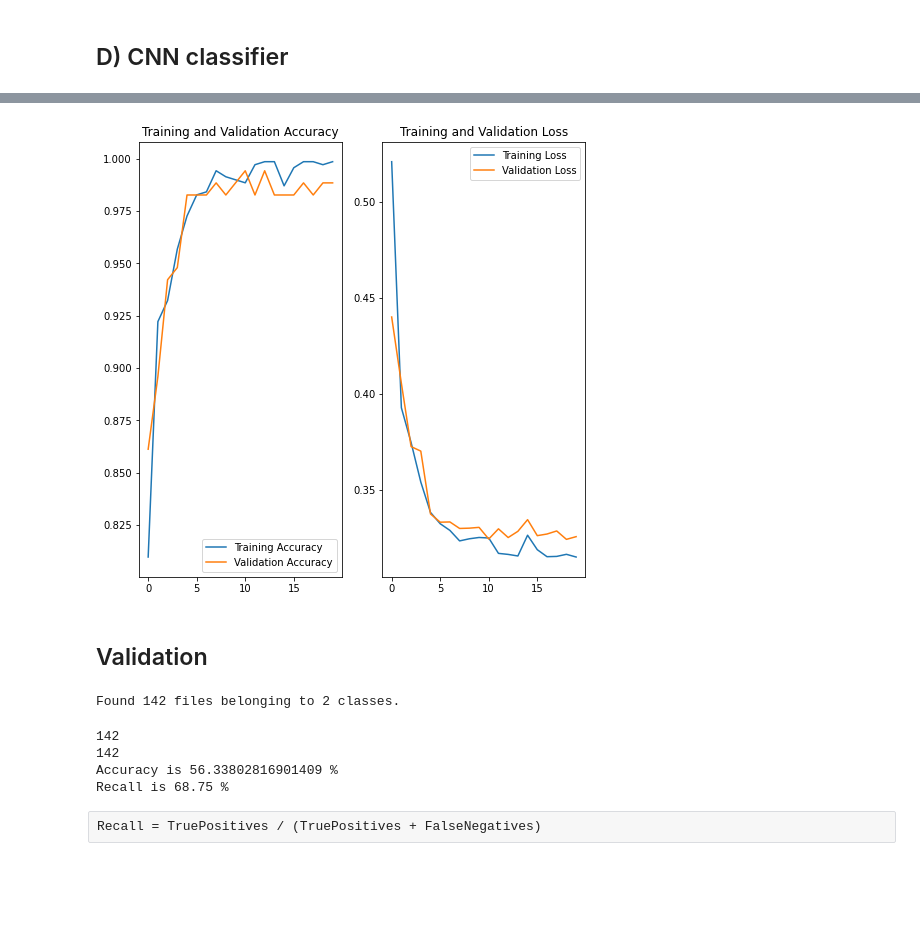
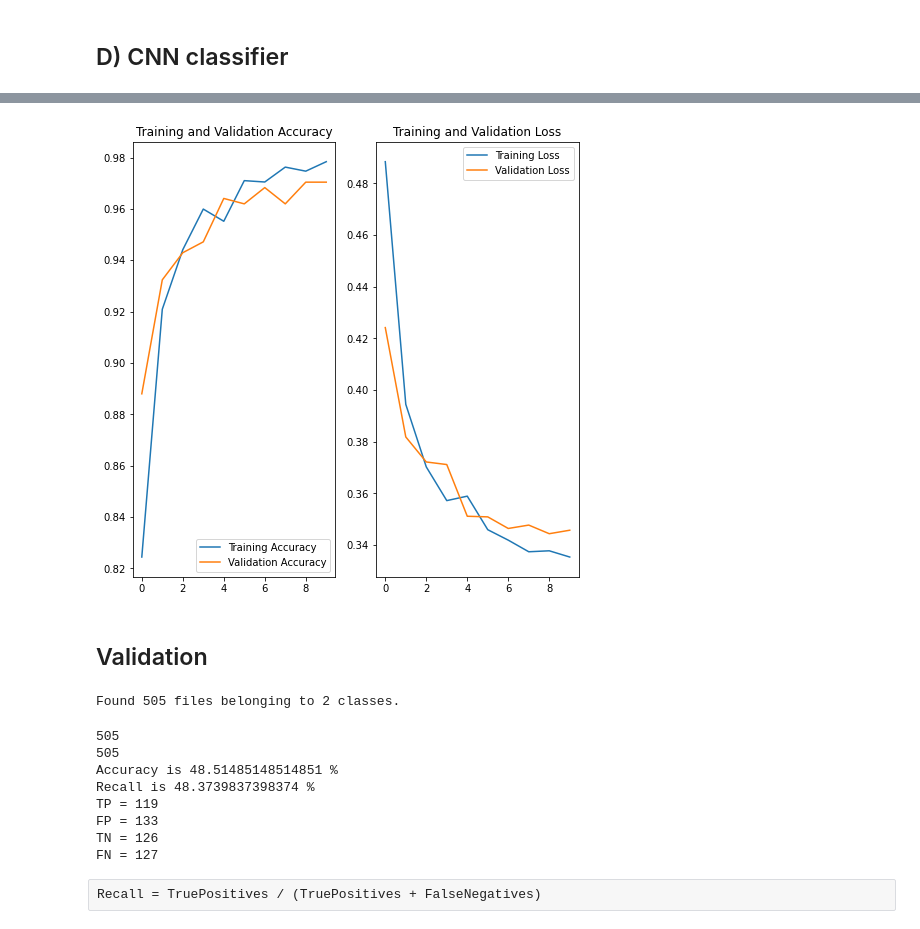
Before and after one commit to vintel38/PowerLines, a Jupyter notebook: PowerLine.ipynb, the cells around one changed output, grey strips where cells are left out. Saved outputs shown, nothing was run; the diff lists cells and outputs as text; code cells hidden in the pictures; blank space fills up the shorter version.

```diff
--- a/PowerLine.ipynb
+++ b/PowerLine.ipynb
@@ -78,7 +78,7 @@ batch_size = 16
 ds_train = keras.preprocessing.image_dataset_from_directory(
     r"C:\Users\VArri\Documents\PowerLines\images\visuel\cropped",
     labels='inferred',
-    label_mode = "int",
+    label_mode = "binary",
     color_mode = 'grayscale',
     batch_size = batch_size,
     image_size = (img_height, img_width),
@@ -91,7 +91,7 @@ ds_train = keras.preprocessing.image_dataset_from_directory(
 ds_validation = keras.preprocessing.image_dataset_from_directory(
     r"C:\Users\VArri\Documents\PowerLines\images\visuel\cropped",
     labels='inferred',
-    label_mode = "int",
+    label_mode = "binary",
     color_mode = 'grayscale',
     batch_size = batch_size,
     image_size = (img_height, img_width),
@@ -129,7 +129,7 @@ model = keras.models.Sequential([
     keras.layers.experimental.preprocessing.Rescaling(1./255, input_shape=[28,28,1]),
     keras.layers.Conv2D(6, kernel_size=5, strides=1, padding="valid"),
     keras.layers.MaxPool2D(pool_size=2),
-    keras.layers.Conv2D(12, kernel_size=5, strides=1, padding="valid"),
+    #keras.layers.Conv2D(12, kernel_size=5, strides=1, padding="valid"),
     keras.layers.MaxPool2D(pool_size=2),
     keras.layers.Flatten(),
     keras.layers.Dense(192),
@@ -162,6 +166,7 @@ model.compile(optimizer='adam',
 # %%
+epochs = 10
 history = model.fit(
-    ds_train, batch_size=16, epochs=20, verbose=2,
+    ds_train, batch_size=16, epochs=epochs, verbose=1,
     validation_data=ds_validation, shuffle=True,
 )
 # %% [output]
@@ -185,34 +193,34 @@ Epoch 20/20
 # %%
 acc = history.history['accuracy']
 val_acc = history.history['val_accuracy']
 
 loss = history.history['loss']
 val_loss = history.history['val_loss']
 
-epochs_range = range(20)
+epochs_range = range(epochs)
 
 plt.figure(figsize=(8, 8))
 plt.subplot(1, 2, 1)
 plt.plot(epochs_range, acc, label='Training Accuracy')
 plt.plot(epochs_range, val_acc, label='Validation Accuracy')
 plt.legend(loc='lower right')
 plt.title('Training and Validation Accuracy')
 
 plt.subplot(1, 2, 2)
 plt.plot(epochs_range, loss, label='Training Loss')
 plt.plot(epochs_range, val_loss, label='Validation Loss')
 plt.legend(loc='upper right')
 plt.title('Training and Validation Loss')
 plt.show()
 # %% [output]
-[figure, old version]
+[figure, new version]
 # %% [markdown]
 ## Validation
 # %%
 ds_test = keras.preprocessing.image_dataset_from_directory(
     r"C:\Users\VArri\Documents\PowerLines\images\visuel\cropped_test",
     labels='inferred',
-    label_mode = "int",
+    label_mode = "binary",
     color_mode = 'grayscale',
     batch_size = batch_size,
     image_size = (img_height, img_width),
@@ -220,4 +228,4 @@ ds_test = keras.preprocessing.image_dataset_from_directory(
     seed=123,
 )
 # %% [output]
-Found 142 files belonging to 2 classes.
+Found 505 files belonging to 2 classes.
@@ -226,4 +232,5 @@ predict = model.predict(ds_test)
 # %%
+predict = model.predict(ds_test)
 TP, FP, TN, FN = 0,0,0,0
 
 y = np.concatenate([y for x, y in ds_test], axis=0)
@@ -246,10 +253,19 @@ acc = (TP+TN)/(TP+TN+FP+FN)
 recall = TP / (TP + FN)
 print('Accuracy is {} %'.format(acc*100))
 print('Recall is {} %'.format(recall*100))
+
+print('TP = {}'.format(TP))
+print('FP = {}'.format(FP))
+print('TN = {}'.format(TN))
+print('FN = {}'.format(FN))
 # %% [output]
-142
-142
-Accuracy is 56.33802816901409 %
-Recall is 68.75 %
+505
+505
+Accuracy is 48.51485148514851 %
+Recall is 48.3739837398374 %
+TP = 119
+FP = 133
+TN = 126
+FN = 127
 # %% [raw]
 Recall = TruePositives / (TruePositives + FalseNegatives)
```
Also changed, not shown: parts of 8 cells of this notebook, 5 other files.
